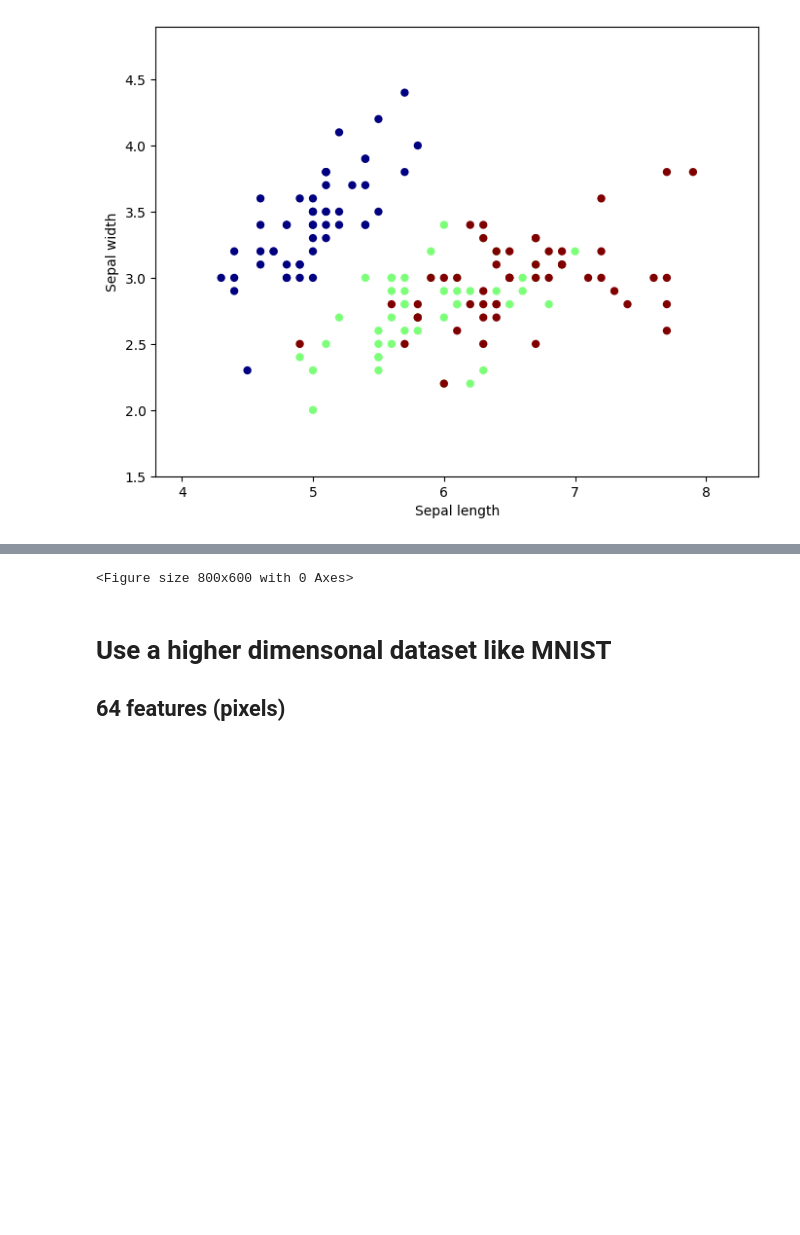
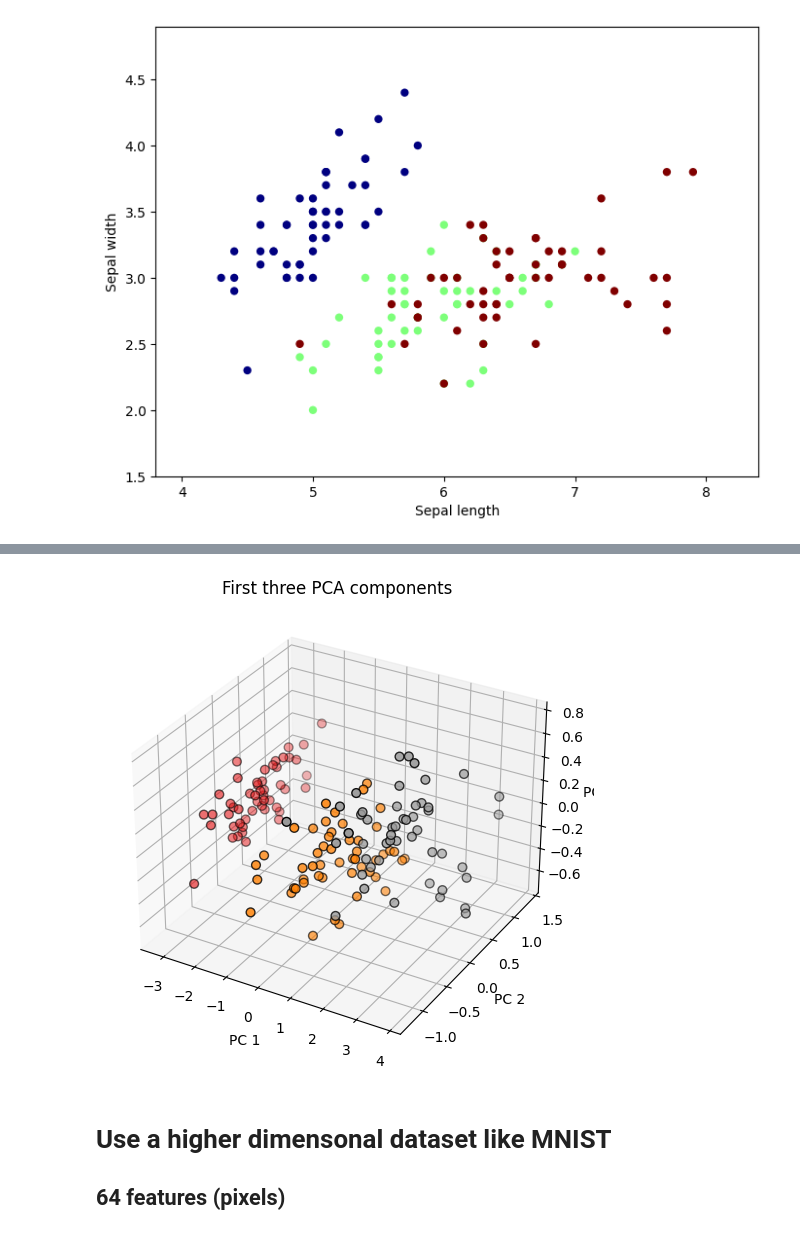
Before and after one commit to mp4402/pythonPrograms, a Jupyter notebook: machineLearningModels2023/clases/dimensionality_reduction.ipynb, the cells around one changed output, grey strips where cells are left out. Cells and saved outputs as stored; diff of their text form; code cells hidden in the pictures; blank space fills up the shorter version.

```diff
--- a/machineLearningModels2023/clases/dimensionality_reduction.ipynb
+++ b/machineLearningModels2023/clases/dimensionality_reduction.ipynb
@@ -29,24 +40,19 @@ plt.show()
 # %%
 # To getter a better understanding of interaction of the dimensions
 # plot the first three PCA dimensions
 fig = plt.figure(1, figsize=(8, 6))
-ax = Axes3D(fig, elev=-150, azim=110)
-
+ax = fig.add_subplot(1, 1,1, projection='3d')
 X_reduced = PCA(n_components=3).fit_transform(iris.data)
-
-ax.scatter(X_reduced[:, 0], X_reduced[:, 1], X_reduced[:, 2], c=y,
+ax.scatter(X_reduced[:, 0],
+          X_reduced[:, 1], X_reduced[:, 2], c=y,
            cmap=plt.cm.Set1, edgecolor='k', s=40)
 ax.set_title("First three PCA components")
 ax.set_xlabel('PC 1')
-ax.w_xaxis.set_ticklabels([])
 ax.set_ylabel('PC 2')
-ax.w_yaxis.set_ticklabels([])
 ax.set_zlabel('PC 3')
-ax.w_zaxis.set_ticklabels([])
-
 plt.show()
 # %% [output]
-<Figure size 800x600 with 0 Axes>
+[figure, added]
 # %% [markdown]
 # Use a higher dimensonal dataset like MNIST
 ## 64 features (pixels)
```
Also changed, not shown: parts of 2 cells of this notebook, 1 other file.
